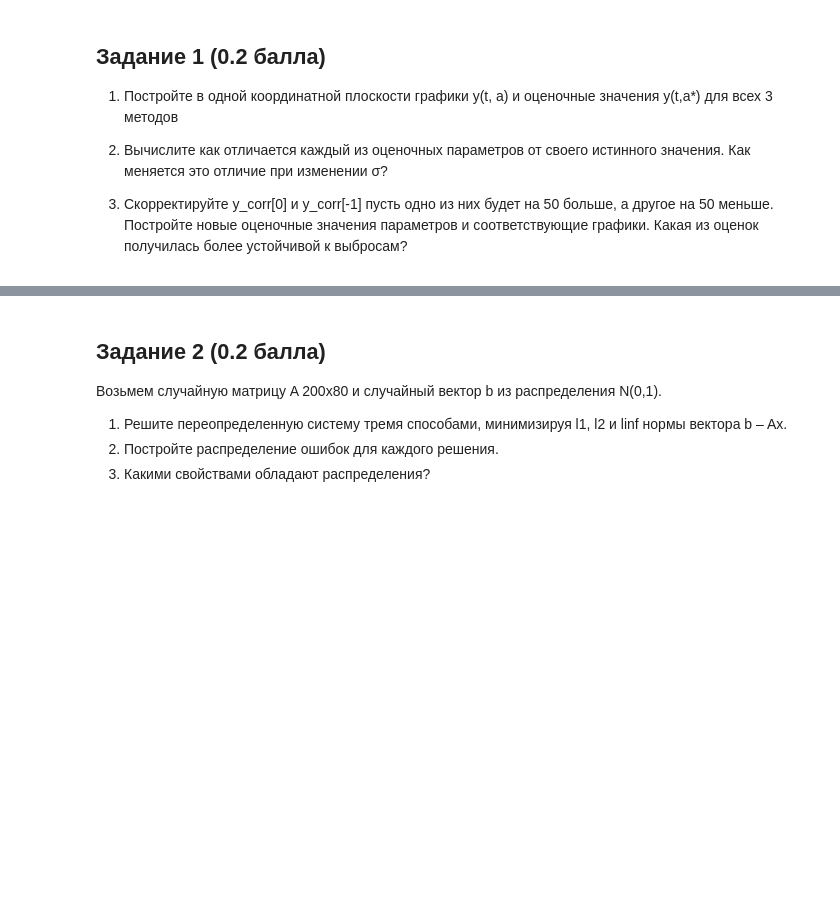
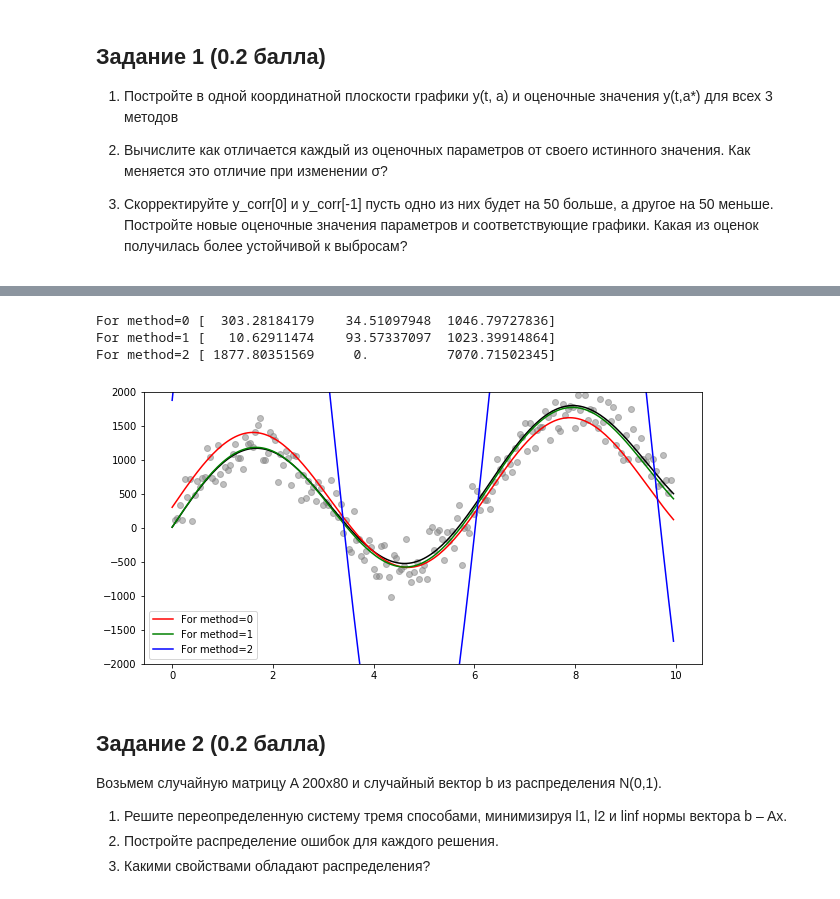
Before and after one commit to Wiki-fan/MIPT-all, a Jupyter notebook: задание.ipynb, the cells around one changed output, grey strips where cells are left out. Saved outputs shown, nothing was run; the diff lists cells and outputs as text; code cells hidden in the pictures; blank space fills up the shorter version.

```diff
--- a/задание.ipynb
+++ b/задание.ipynb
@@ -961,9 +987,15 @@ TypeError: 'float' object is not subscriptable
 # %%
 y_corr_with_outlier = y_corr.copy()
-y_corr_with_outlier[0] += 5000
-y_corr_with_outlier[-1] -= 5000
+outlier = 10000
+y_corr_with_outlier[0] += outlier
+y_corr_with_outlier[-1] -= outlier
 
 analyze_approximation(t, y_corr_with_outlier)
+# %% [output]
+For method=0 [  303.28184179    34.51097948  1046.79727836]
+For method=1 [   10.62911474    93.57337097  1023.39914864]
+For method=2 [ 1877.80351569     0.          7070.71502345]
+[figure, added]
 # %% [markdown]
 ## Задание 2 (0.2 балла)
 Возьмем случайную матрицу A  200x80 и случайный вектор b из распределения N(0,1).
```
Also changed, not shown: parts of 11 cells of this notebook.
